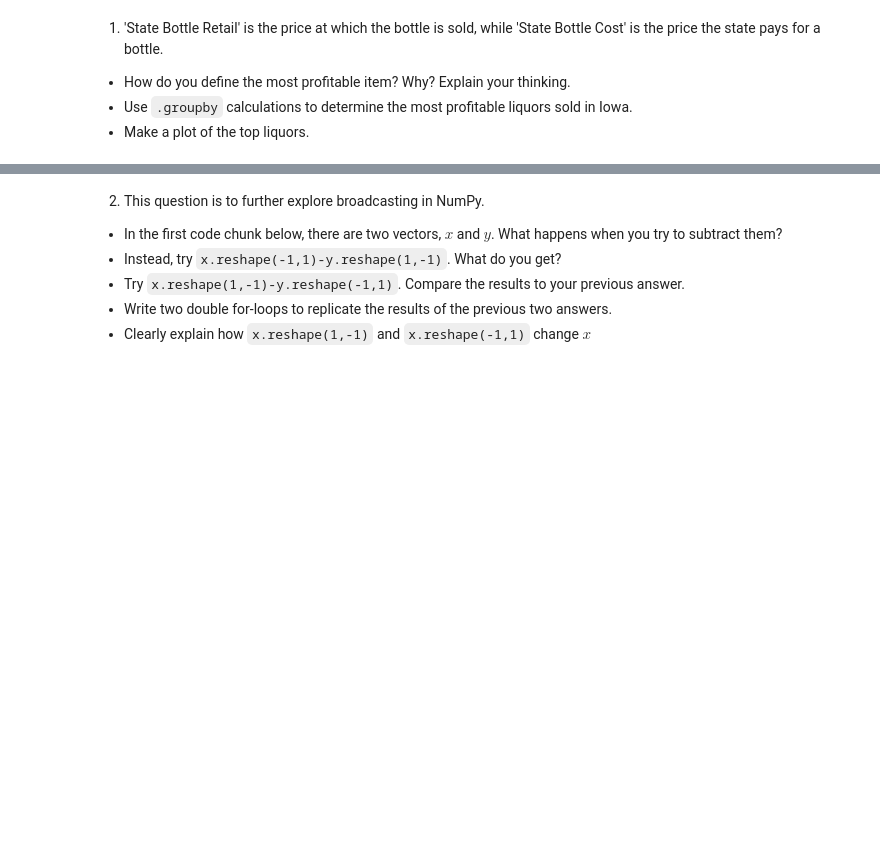
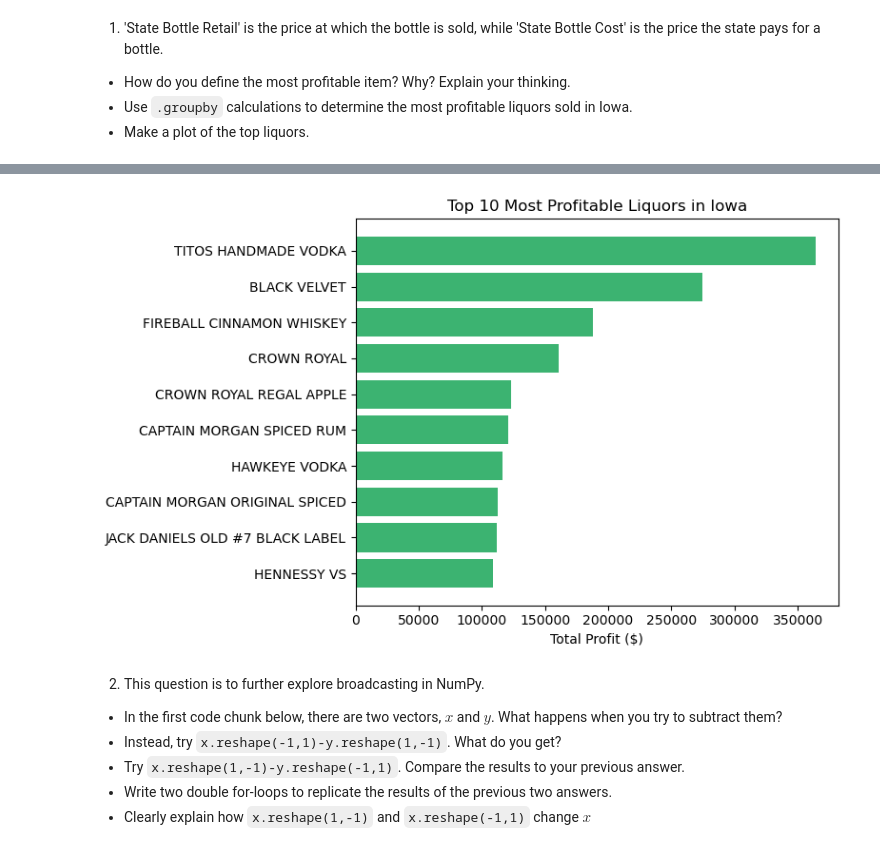
Before and after one commit to rde6mn/understanding_uncertainty_assignments, a Jupyter notebook: assignment_2_solution.ipynb, the cells around one changed output, grey strips where cells are left out. Drawn from its saved outputs; the diff is of its cells as text; code cells hidden in the pictures; blank space fills up the shorter version.

```diff
--- a/assignment_2_solution.ipynb
+++ b/assignment_2_solution.ipynb
@@ -9,0 +12,5 @@
+# %%
+import pandas as pd
+
+df = pd.read_csv('./data/iowa.csv')
+df.head()
@@ -9,0 +24,7 @@
+# %%
+df['profit'] = df['Bottles Sold']*(df['State Bottle Retail'] - df['State Bottle Cost']) # Profit on this sale
+
+
+item_profit = df.loc[:,['profit', 'Item Description'] ].groupby('Item Description').sum()
+item_profit = item_profit.sort_values('profit',ascending=False)
+item_profit
@@ -10,3 +46,14 @@
+# %%
+top_items = item_profit.head(10)
+
+plt.figure(figsize=(8, 5))
+plt.barh(top_items.index[::-1], top_items['profit'][::-1], color='mediumseagreen')  # Flip for descending barh
+plt.xlabel("Total Profit ($)")
+plt.title("Top 10 Most Profitable Liquors in Iowa")
+plt.tight_layout()
+plt.show()
+# %% [output]
+[figure, added]
 # %% [markdown]
 2. This question is to further explore broadcasting in NumPy.
 
```
Also changed, not shown: parts of 28 cells of this notebook.
